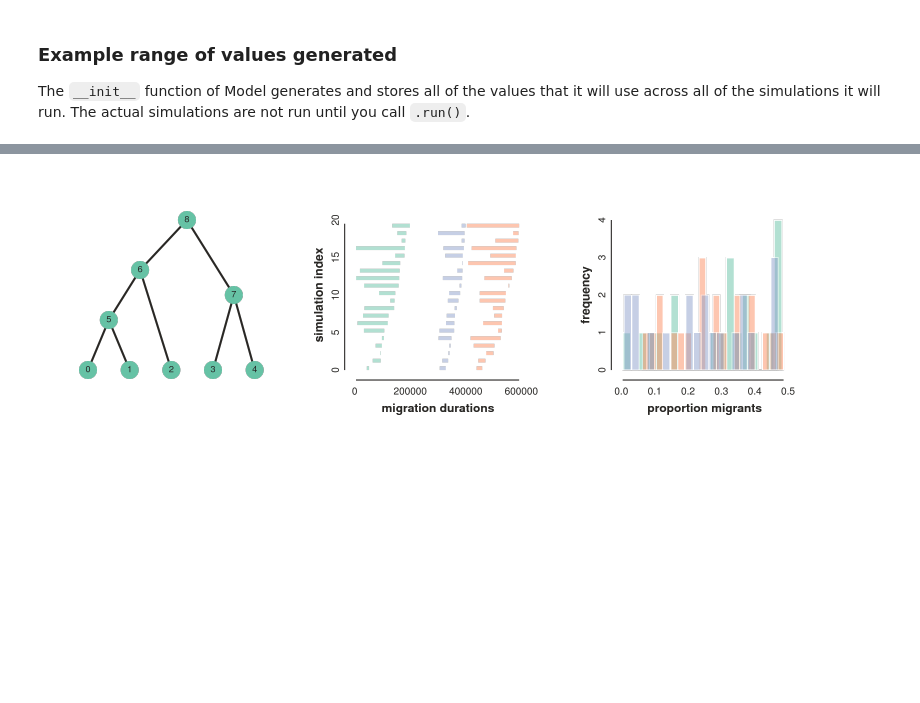
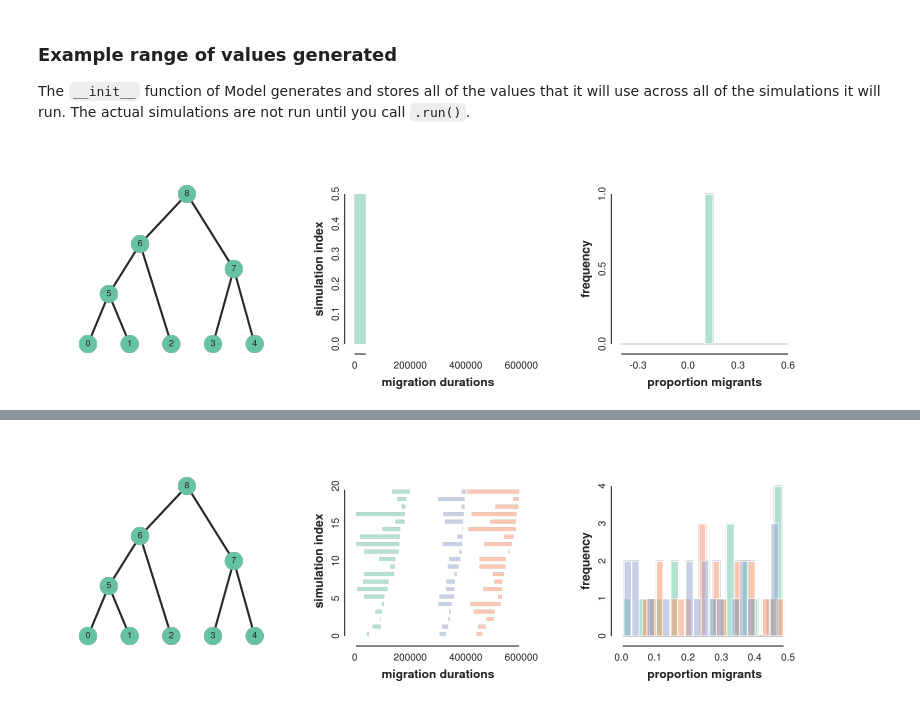
Before and after one commit to pmckenz1/intro-ml, a Jupyter notebook: notebooks/simcat-objects.ipynb, the cells around one changed output, grey strips where cells are left out. Saved outputs shown, nothing was run; the diff lists cells and outputs as text; code cells hidden in the pictures; blank space fills up the shorter version.

```diff
--- a/notebooks/simcat-objects.ipynb
+++ b/notebooks/simcat-objects.ipynb
@@ -103,6 +105,11 @@ demog mig: (130635.0, 149781.0, 0.092, (2, 1))
 # %% [markdown]
 ### Example range of values generated
 The `__init__` function of Model generates and stores all of the values that it will use across all of the simulations it will run. The actual simulations are not run until you call `.run()`.
+# %%
+m4 = simcat.Model(tree, admixture_edges=(2, 1, 0.0, 0.2, 0.1), nreps=1)
+m4.plot_test_values()
+# %% [output]
+[figure, added]
 # %%
 m4 = simcat.Model(tree, admixture_edges=[(2, 1, 0.0, 0.2, 0.1)], nreps=30)
 m4.plot_test_values()
```
Also changed, not shown: parts of 6 cells of this notebook, 1 other file.
